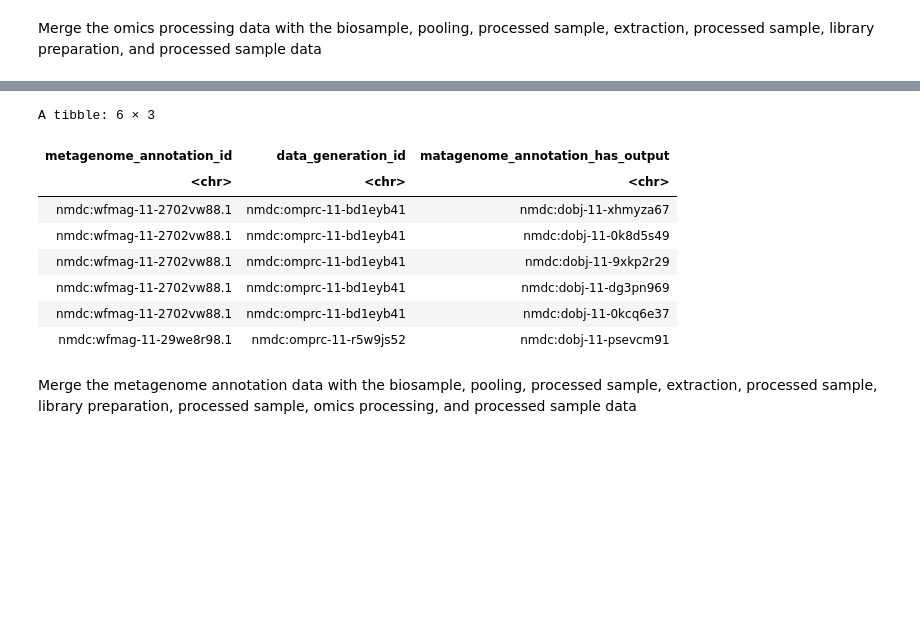
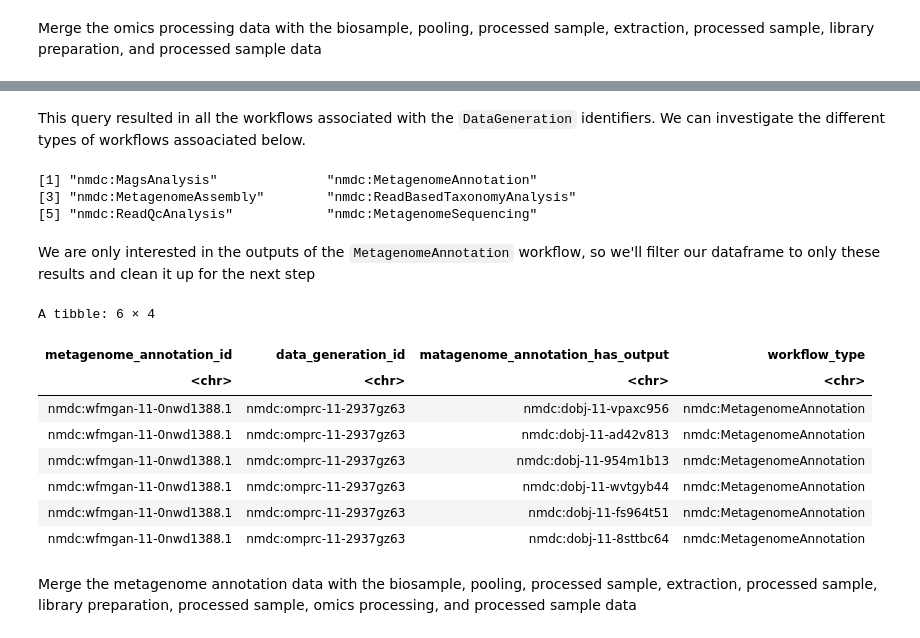
Before and after one commit to microbiomedata/nmdc_notebooks, a Jupyter notebook: taxonomic_dist_by_soil_layer/R/taxonomic_dist_soil_layer_R.ipynb, the cells around one changed output, grey strips where cells are left out. Saved outputs shown, nothing was run; the diff lists cells and outputs as text; code cells hidden in the pictures; blank space fills up the shorter version.

Commit message:
Remove omics processing from taxonomic R notebook Add filter for MetagenomeAnnotation records only

```diff
--- a/taxonomic_dist_by_soil_layer/R/taxonomic_dist_soil_layer_R.ipynb
+++ b/taxonomic_dist_by_soil_layer/R/taxonomic_dist_soil_layer_R.ipynb
@@ -372,2 +372,11 @@ A tibble: 6 × 11
 
 The `workflow_execution_set` is queried to retreive `MetagenomeAnnotation` records (because `MetagenomeAnnotation` is a subclass of `WorkflowExecution`) using the identifiers obtained from the data generation to match with the `was_informed_by` field in the `workflow_execution_set`. Field names are clarified, once again to specify the collection they came from.
+# %%
+metagenome_annotation_df <- get_results_by_id(
+    collection = 'workflow_execution_set',
+    match_id_field = 'was_informed_by',
+    id_list = unique(biosample_df8$data_generation_id),
+    fields = 'id,was_informed_by,has_output,type',
+    max_id = 20
+)
+head(metagenome_annotation_df)
@@ -374,32 +393,36 @@ The `workflow_execution_set` is queried to retreive `MetagenomeAnnotation` recor
+# %% [markdown]
+This query resulted in all the workflows associated with the `DataGeneration` identifiers.  We can investigate the different types of workflows assoaciated below.
+# %%
+unique(metagenome_annotation_df$type)
+# %% [output]
+[1] "nmdc:MagsAnalysis"              "nmdc:MetagenomeAnnotation"
+[3] "nmdc:MetagenomeAssembly"        "nmdc:ReadBasedTaxonomyAnalysis"
+[5] "nmdc:ReadQcAnalysis"            "nmdc:MetagenomeSequencing"
+# %% [markdown]
+We are only interested in the outputs of the `MetagenomeAnnotation` workflow, so we'll filter our dataframe to only these results and clean it up for the next step
 # %%
-metagenome_annotation_df <- get_results_by_id(
-    collection = 'workflow_execution_set',
-    match_id_field = 'was_informed_by',
-    id_list = unique(biosample_df8$data_generation_id),
-    fields = 'id,was_informed_by,has_output',
-    max_id = 20
-)
-
 metagenome_annotation_df <- metagenome_annotation_df %>%
+    filter(type == "nmdc:MetagenomeAnnotation") %>%
     unnest(
         cols = c(
             was_informed_by,
             has_output
         ), names_sep = "_") %>%
     rename(metagenome_annotation_id = id,
            data_generation_id = was_informed_by,
-           matagenome_annotation_has_output = has_output)
+           matagenome_annotation_has_output = has_output,
+           workflow_type = type)
 head(metagenome_annotation_df)
 # %% [output]
-A tibble: 6 × 3
+A tibble: 6 × 4
-| metagenome_annotation_id | data_generation_id | matagenome_annotation_has_output |
-| <chr> | <chr> | <chr> |
-| nmdc:wfmag-11-2702vw88.1 | nmdc:omprc-11-bd1eyb41 | nmdc:dobj-11-xhmyza67 |
-| nmdc:wfmag-11-2702vw88.1 | nmdc:omprc-11-bd1eyb41 | nmdc:dobj-11-0k8d5s49 |
-| nmdc:wfmag-11-2702vw88.1 | nmdc:omprc-11-bd1eyb41 | nmdc:dobj-11-9xkp2r29 |
-| nmdc:wfmag-11-2702vw88.1 | nmdc:omprc-11-bd1eyb41 | nmdc:dobj-11-dg3pn969 |
-| nmdc:wfmag-11-2702vw88.1 | nmdc:omprc-11-bd1eyb41 | nmdc:dobj-11-0kcq6e37 |
-| nmdc:wfmag-11-29we8r98.1 | nmdc:omprc-11-r5w9js52 | nmdc:dobj-11-psevcm91 |
+| metagenome_annotation_id | data_generation_id | matagenome_annotation_has_output | workflow_type |
+| <chr> | <chr> | <chr> | <chr> |
+| nmdc:wfmgan-11-0nwd1388.1 | nmdc:omprc-11-2937gz63 | nmdc:dobj-11-vpaxc956 | nmdc:MetagenomeAnnotation |
+| nmdc:wfmgan-11-0nwd1388.1 | nmdc:omprc-11-2937gz63 | nmdc:dobj-11-ad42v813 | nmdc:MetagenomeAnnotation |
+| nmdc:wfmgan-11-0nwd1388.1 | nmdc:omprc-11-2937gz63 | nmdc:dobj-11-954m1b13 | nmdc:MetagenomeAnnotation |
+| nmdc:wfmgan-11-0nwd1388.1 | nmdc:omprc-11-2937gz63 | nmdc:dobj-11-wvtgyb44 | nmdc:MetagenomeAnnotation |
+| nmdc:wfmgan-11-0nwd1388.1 | nmdc:omprc-11-2937gz63 | nmdc:dobj-11-fs964t51 | nmdc:MetagenomeAnnotation |
+| nmdc:wfmgan-11-0nwd1388.1 | nmdc:omprc-11-2937gz63 | nmdc:dobj-11-8sttbc64 | nmdc:MetagenomeAnnotation |
 # %% [markdown]
 Merge the metagenome annotation data with the biosample, pooling, processed sample, extraction, processed sample, library preparation, processed sample, omics processing, and processed sample data
 # %%
```
Also changed, not shown: parts of 5 cells of this notebook.
